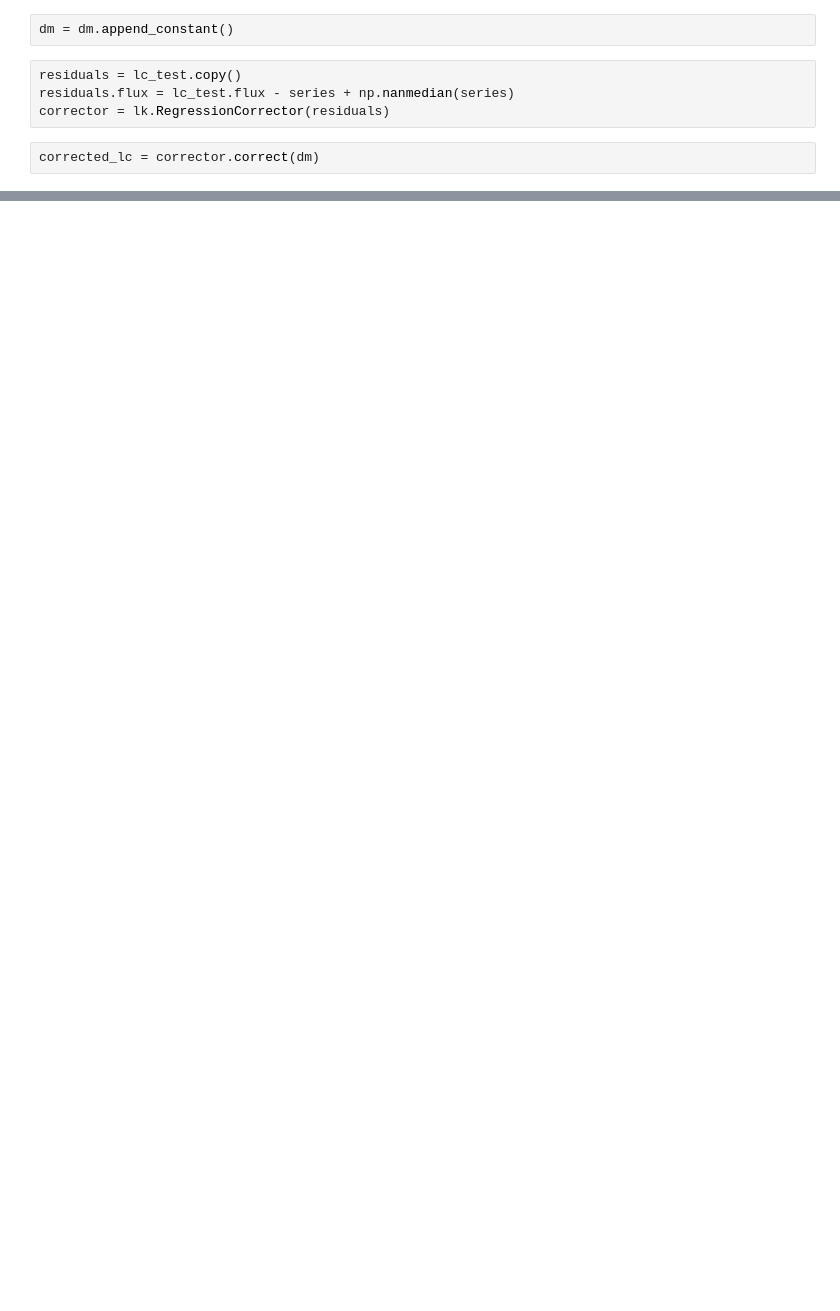
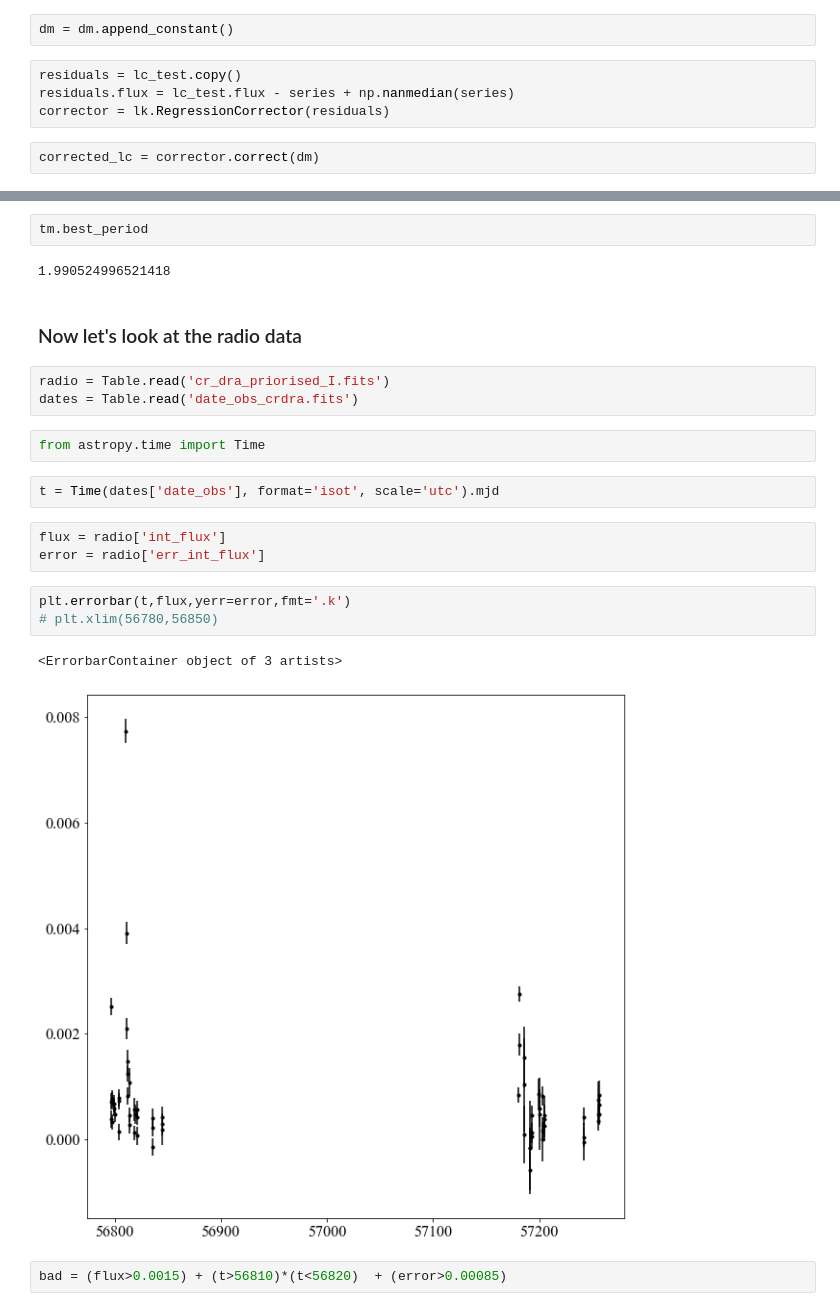
Before and after one commit to benjaminpope/mtv, a Jupyter notebook: notebooks/cr_dra.ipynb, the cells around one changed output, grey strips where cells are left out. Saved outputs shown, nothing was run; the diff lists cells and outputs as text; blank space fills up the shorter version.

```diff
--- a/notebooks/cr_dra.ipynb
+++ b/notebooks/cr_dra.ipynb
@@ -267,0 +273,24 @@ plt.plot(corrected_lc.time,corrected_lc.flux,'.')
+# %%
+tm.best_period
+# %% [output]
+1.990524996521418
+# %% [markdown]
+### Now let's look at the radio data
+# %%
+radio = Table.read('cr_dra_priorised_I.fits')
+dates = Table.read('date_obs_crdra.fits')
+# %%
+from astropy.time import Time
+# %%
+t = Time(dates['date_obs'], format='isot', scale='utc').mjd
+# %%
+flux = radio['int_flux']
+error = radio['err_int_flux']
+# %%
+plt.errorbar(t,flux,yerr=error,fmt='.k')
+# plt.xlim(56780,56850)
+# %% [output]
+<ErrorbarContainer object of 3 artists>
+[figure, added]
+# %%
+bad = (flux>0.0015) + (t>56810)*(t<56820)  + (error>0.00085)
```
Also changed, not shown: parts of 21 cells of this notebook, 6 other files.
